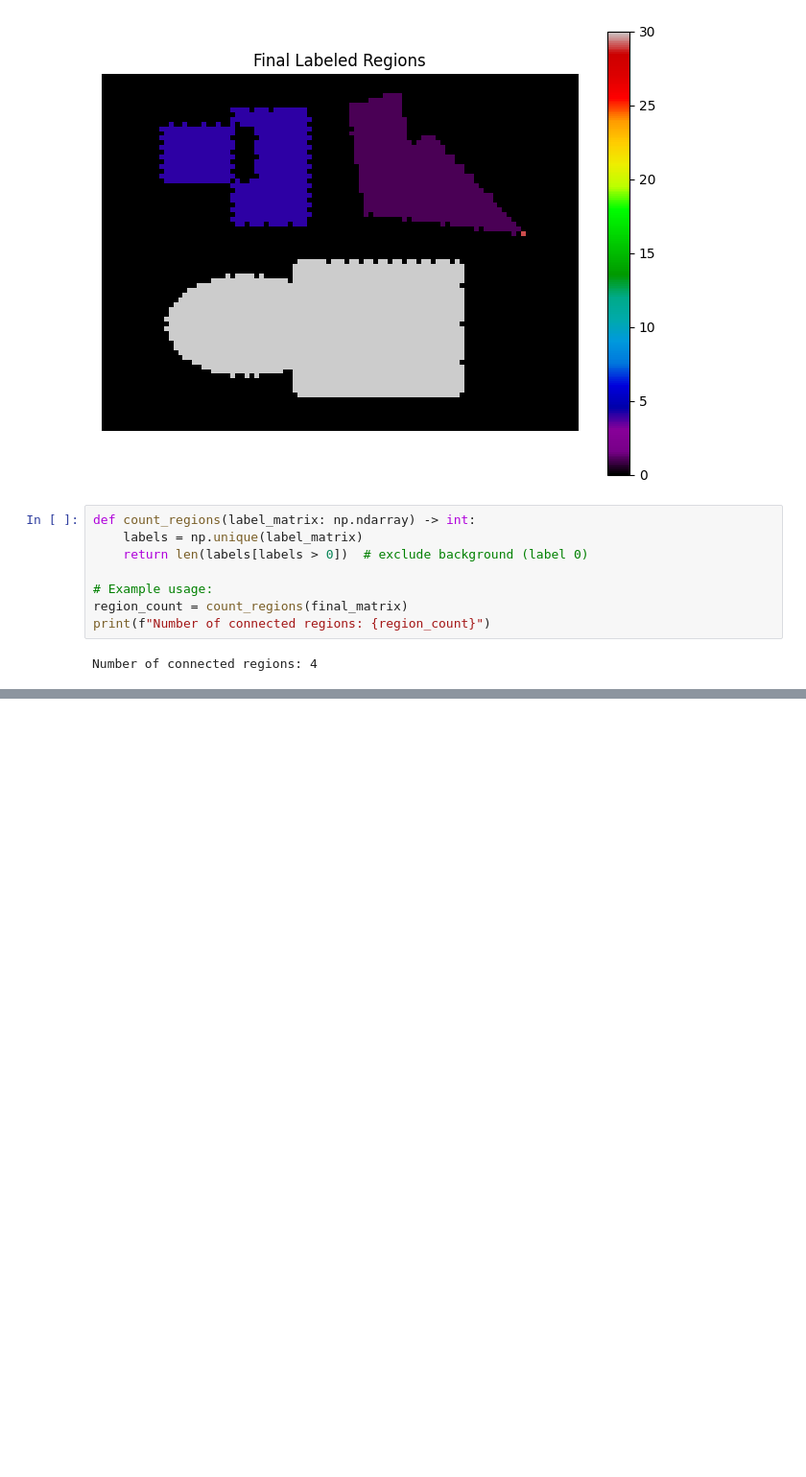
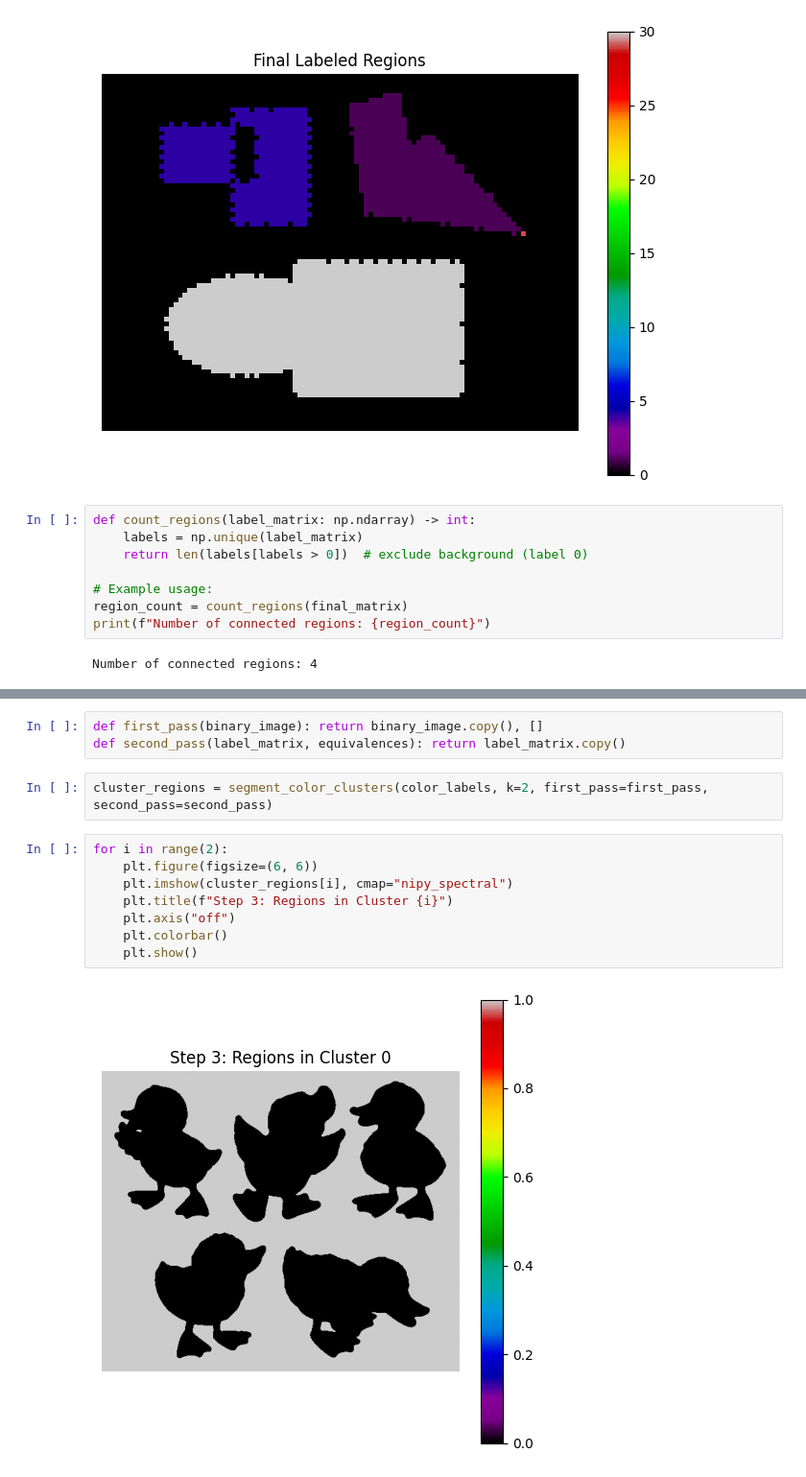
Before and after one commit to AhmedZ41/2DCV-Tasks, a Jupyter notebook: 7.Aufgabe/Aufgabe-7.ipynb, the cells around one changed output, grey strips where cells are left out. Shown at 96% size. Drawn from its saved outputs; the diff is of its cells as text; blank space fills up the shorter version.

```diff
--- a/7.Aufgabe/Aufgabe-7.ipynb
+++ b/7.Aufgabe/Aufgabe-7.ipynb
@@ -263,0 +421,15 @@ Number of connected regions: 4
+# %%
+def first_pass(binary_image): return binary_image.copy(), []
+def second_pass(label_matrix, equivalences): return label_matrix.copy()
+# %%
+cluster_regions = segment_color_clusters(color_labels, k=2, first_pass=first_pass, second_pass=second_pass)
+# %%
+for i in range(2):
+    plt.figure(figsize=(6, 6))
+    plt.imshow(cluster_regions[i], cmap="nipy_spectral")
+    plt.title(f"Step 3: Regions in Cluster {i}")
+    plt.axis("off")
+    plt.colorbar()
+    plt.show()
+# %% [output]
+[figure, added]
```
Also changed, not shown: parts of 16 cells of this notebook, 3 other files.
